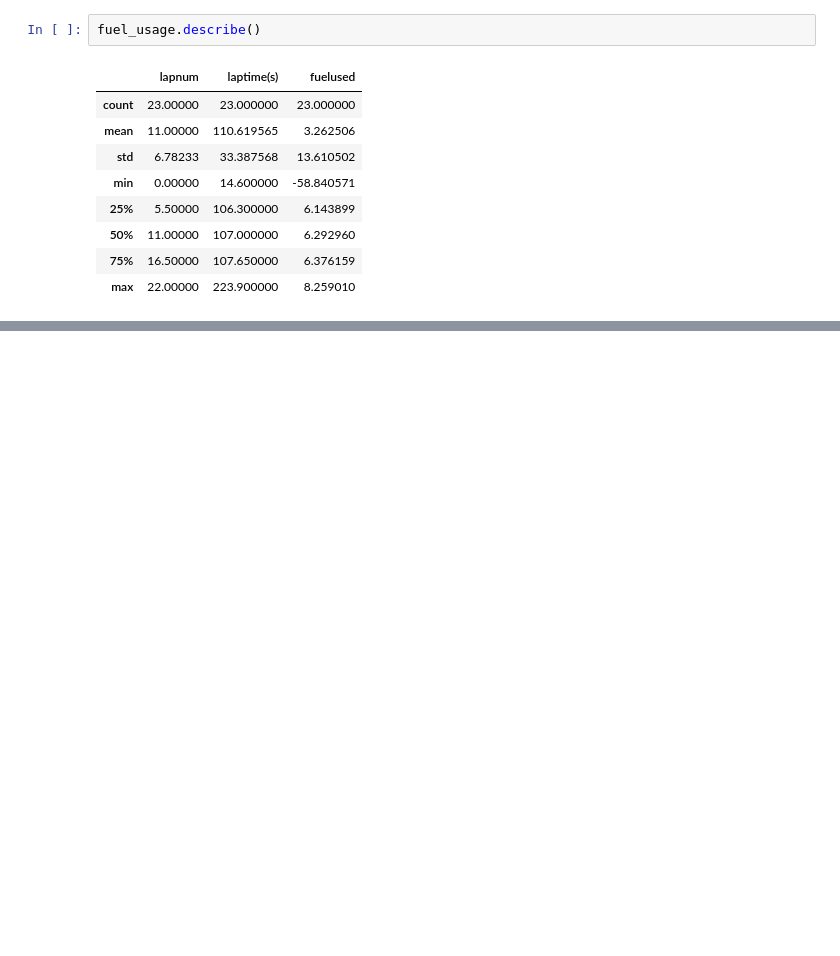
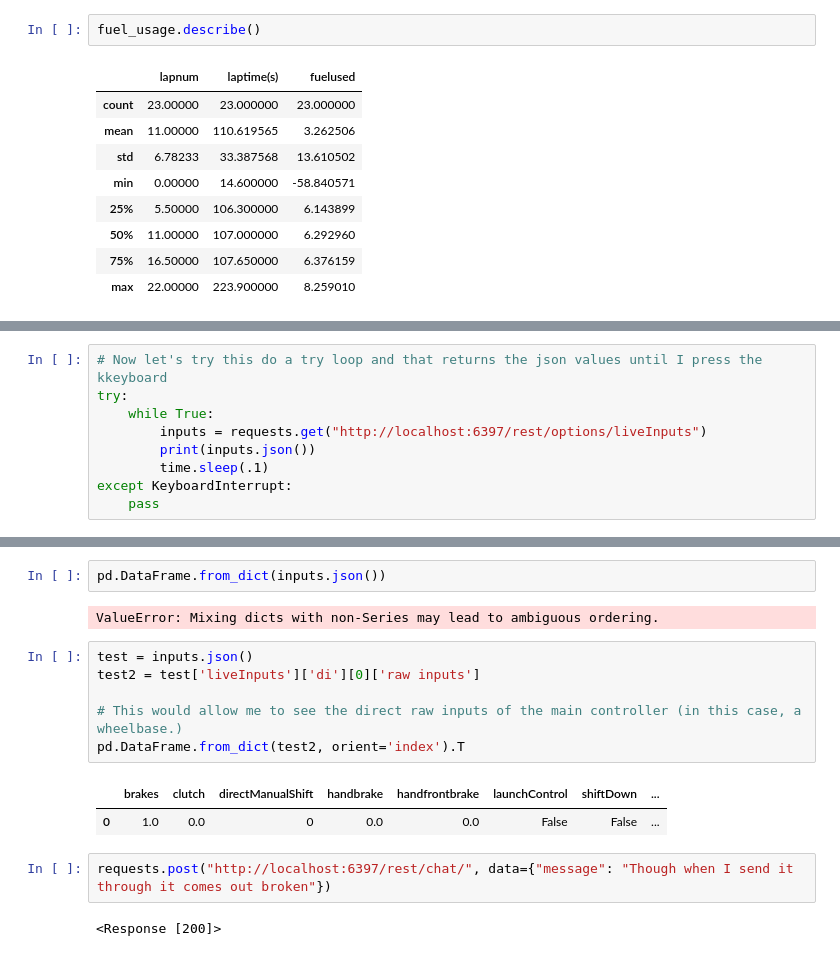
Before and after one commit to OhOmah/LeMansUltimateFuelCalculator, a Jupyter notebook: LMU_Pitstop_calculator.ipynb, the cells around one changed output, grey strips where cells are left out. Cells and saved outputs as stored; diff of their text form; blank space fills up the shorter version.

```diff
--- a/LMU_Pitstop_calculator.ipynb
+++ b/LMU_Pitstop_calculator.ipynb
@@ -210,0 +305,9 @@ fuel_usage.describe()
+# %%
+# Now let's try this do a try loop and that returns the json values until I press the kkeyboard
+try:
+    while True:
+        inputs = requests.get("http://localhost:6397/rest/options/liveInputs")
+        print(inputs.json())
+        time.sleep(.1)
+except KeyboardInterrupt:
+    pass
@@ -210,0 +332,17 @@ fuel_usage.describe()
+# %%
+pd.DataFrame.from_dict(inputs.json())
+# %% [output]
+ValueError: Mixing dicts with non-Series may lead to ambiguous ordering.
+# %%
+test = inputs.json()
+test2 = test['liveInputs']['di'][0]['raw inputs']
+
+# This would allow me to see the direct raw inputs of the main controller (in this case, a wheelbase.)
+pd.DataFrame.from_dict(test2, orient='index').T
+# %% [output]
+|  | brakes | clutch | directManualShift | handbrake | handfrontbrake | launchControl | shiftDown | ... |
+| 0 | 1.0 | 0.0 | 0 | 0.0 | 0.0 | False | False | ... |
+# %%
+requests.post("http://localhost:6397/rest/chat/", data={"message": "Though when I send it through it comes out broken"})
+# %% [output]
+<Response [200]>
```
Also changed, not shown: parts of 15 cells of this notebook.
